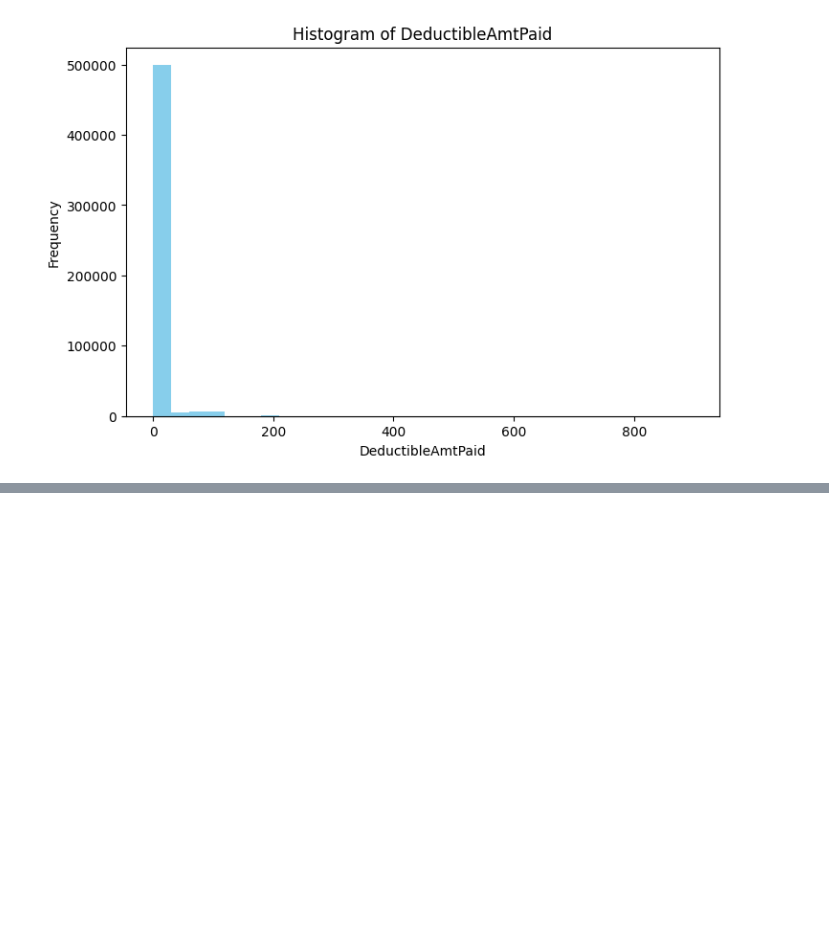
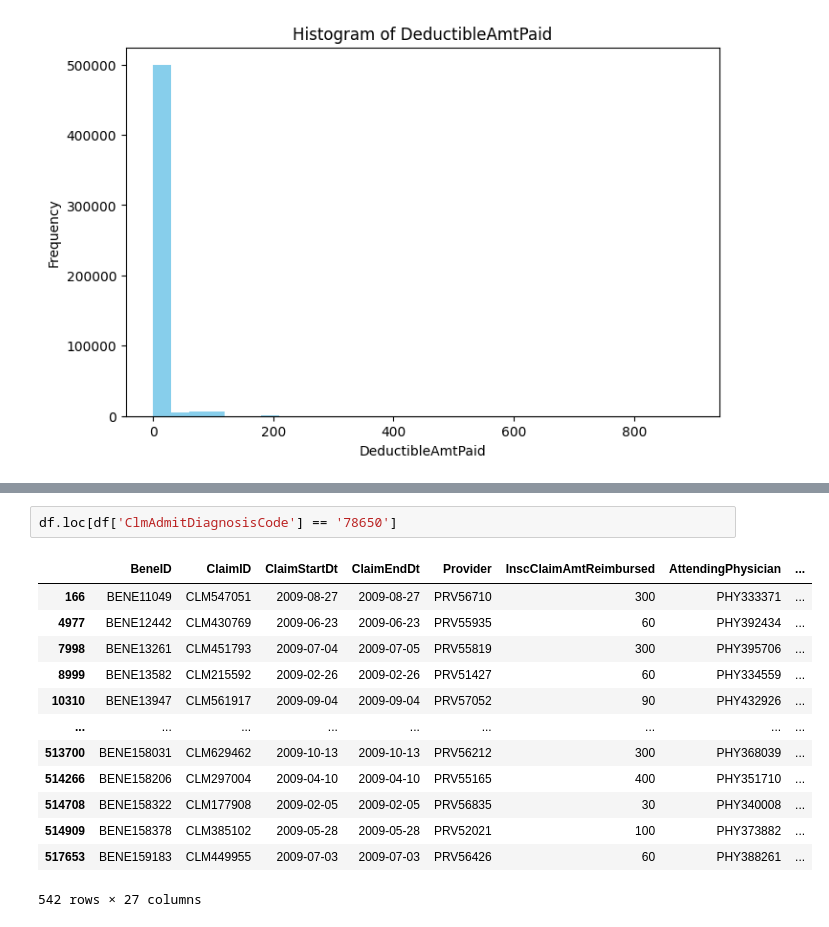
Before and after one commit to ChTomer/MyCapstone, a Jupyter notebook: HealthCareFraudProjectPitch/3outpatiant.ipynb, the cells around one changed output, grey strips where cells are left out. Saved outputs shown, nothing was run; the diff lists cells and outputs as text; blank space fills up the shorter version.

```diff
--- a/HealthCareFraudProjectPitch/3outpatiant.ipynb
+++ b/HealthCareFraudProjectPitch/3outpatiant.ipynb
@@ -222,0 +241,16 @@ plot_hist(['InscClaimAmtReimbursed', 'DeductibleAmtPaid'])
+# %%
+df.loc[df['ClmAdmitDiagnosisCode'] == '78650']
+# %% [output]
+|  | BeneID | ClaimID | ClaimStartDt | ClaimEndDt | Provider | InscClaimAmtReimbursed | AttendingPhysician | ... |
+| 166 | BENE11049 | CLM547051 | 2009-08-27 | 2009-08-27 | PRV56710 | 300 | PHY333371 | ... |
+| 4977 | BENE12442 | CLM430769 | 2009-06-23 | 2009-06-23 | PRV55935 | 60 | PHY392434 | ... |
+| 7998 | BENE13261 | CLM451793 | 2009-07-04 | 2009-07-05 | PRV55819 | 300 | PHY395706 | ... |
+| 8999 | BENE13582 | CLM215592 | 2009-02-26 | 2009-02-26 | PRV51427 | 60 | PHY334559 | ... |
+| 10310 | BENE13947 | CLM561917 | 2009-09-04 | 2009-09-04 | PRV57052 | 90 | PHY432926 | ... |
+| ... | ... | ... | ... | ... | ... | ... | ... | ... |
+| 513700 | BENE158031 | CLM629462 | 2009-10-13 | 2009-10-13 | PRV56212 | 300 | PHY368039 | ... |
+| 514266 | BENE158206 | CLM297004 | 2009-04-10 | 2009-04-10 | PRV55165 | 400 | PHY351710 | ... |
+| 514708 | BENE158322 | CLM177908 | 2009-02-05 | 2009-02-05 | PRV56835 | 30 | PHY340008 | ... |
+| 514909 | BENE158378 | CLM385102 | 2009-05-28 | 2009-05-28 | PRV52021 | 100 | PHY373882 | ... |
+| 517653 | BENE159183 | CLM449955 | 2009-07-03 | 2009-07-03 | PRV56426 | 60 | PHY388261 | ... |
+542 rows × 27 columns
```
Also changed, not shown: parts of 4 cells of this notebook, 2 other files.
